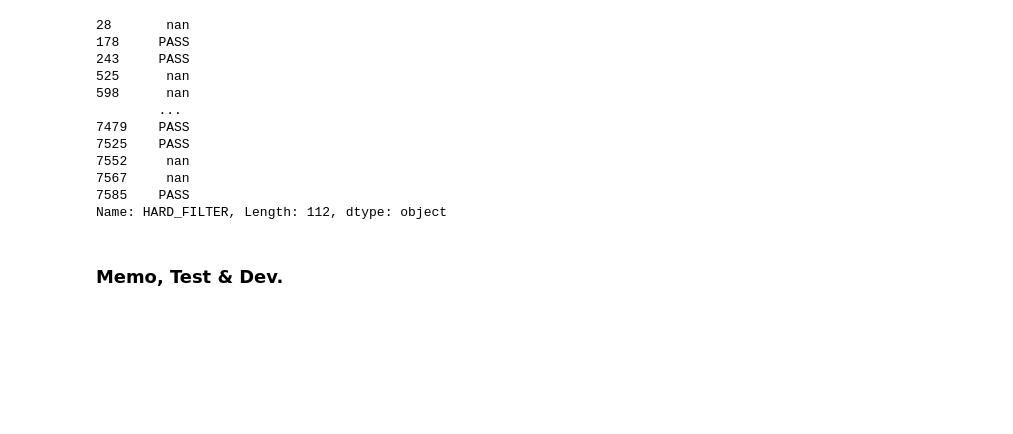
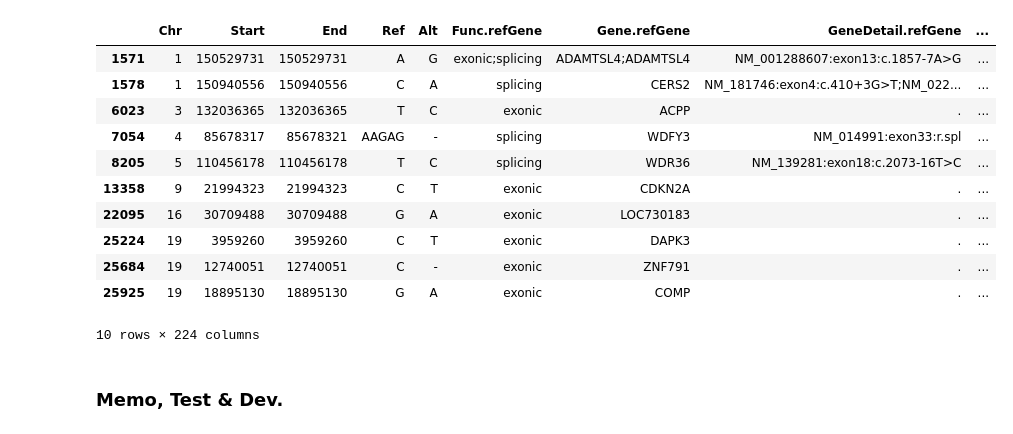
Before and after one commit to ysut/playground, a Jupyter notebook: wesanno/wesanno/test.ipynb, the cells around one changed output. Drawn from its saved outputs; the diff is of its cells as text; code cells hidden in the pictures; blank space fills up the shorter version.

```diff
--- a/wesanno/wesanno/test.ipynb
+++ b/wesanno/wesanno/test.ipynb
@@ -48,10 +50,7 @@ args = parser_setting()
 # args['input'] = '/Volumes/vol/work/workspace/30829/exome_summary.20220427_194150.txt'
 args['input'] = '/Volumes/SSD_480GB/workspace/Github/TestData/proband/32805/exome_summary_20240410_001219.txt'
 args['input'] = '/Volumes/SSD_480GB/workspace/Github/TestData/proband/32968/exome_summary_20240410_080519.txt'
-
-#-----   STEP 2. Input file and Output settings
-df = pd.read_table(args['input'], header=0, dtype=str)
-configs: dict = load_config(args['config'])
+args['input'] = '/Volumes/vol/work/Github/TestData/proband/32097/exome_summary_20240417_201801.txt'
 # %% [output]
      input: /Volumes/vol/work/Github/TestData/proband/31070/annovar/exome_summary.20220607_145914.txt
      output: None
@@ -180,18 +166,18 @@ df_to_excel(dfs, f"{output_file_path}.xlsx")
 # %%
-dfs.AD['HARD_FILTER']
+dfs.AD[dfs.AD['HARD_FILTER'] == 'PASS']
 # %% [output]
+|  | Chr | Start | End | Ref | Alt | Func.refGene | Gene.refGene | GeneDetail.refGene | ... |
+| 1571 | 1 | 150529731 | 150529731 | A | G | exonic;splicing | ADAMTSL4;ADAMTSL4 | NM_001288607:exon13:c.1857-7A>G | ... |
+| 1578 | 1 | 150940556 | 150940556 | C | A | splicing | CERS2 | NM_181746:exon4:c.410+3G>T;NM_022... | ... |
+| 6023 | 3 | 132036365 | 132036365 | T | C | exonic | ACPP | . | ... |
+| 7054 | 4 | 85678317 | 85678321 | AAGAG | - | splicing | WDFY3 | NM_014991:exon33:r.spl | ... |
+| 8205 | 5 | 110456178 | 110456178 | T | C | splicing | WDR36 | NM_139281:exon18:c.2073-16T>C | ... |
+| 13358 | 9 | 21994323 | 21994323 | C | T | exonic | CDKN2A | . | ... |
+| 22095 | 16 | 30709488 | 30709488 | G | A | exonic | LOC730183 | . | ... |
+| 25224 | 19 | 3959260 | 3959260 | C | T | exonic | DAPK3 | . | ... |
+| 25684 | 19 | 12740051 | 12740051 | C | - | exonic | ZNF791 | . | ... |
+| 25925 | 19 | 18895130 | 18895130 | G | A | exonic | COMP | . | ... |
-28       nan
-178     PASS
-243     PASS
-525      nan
-598      nan
-        ...
-7479    PASS
-7525    PASS
-7552     nan
-7567     nan
-7585    PASS
-Name: HARD_FILTER, Length: 112, dtype: object
+10 rows × 224 columns
 # %% [markdown]
 ### Memo, Test & Dev.
 # %%
```
Also changed, not shown: parts of 4 cells of this notebook, 5 other files.
